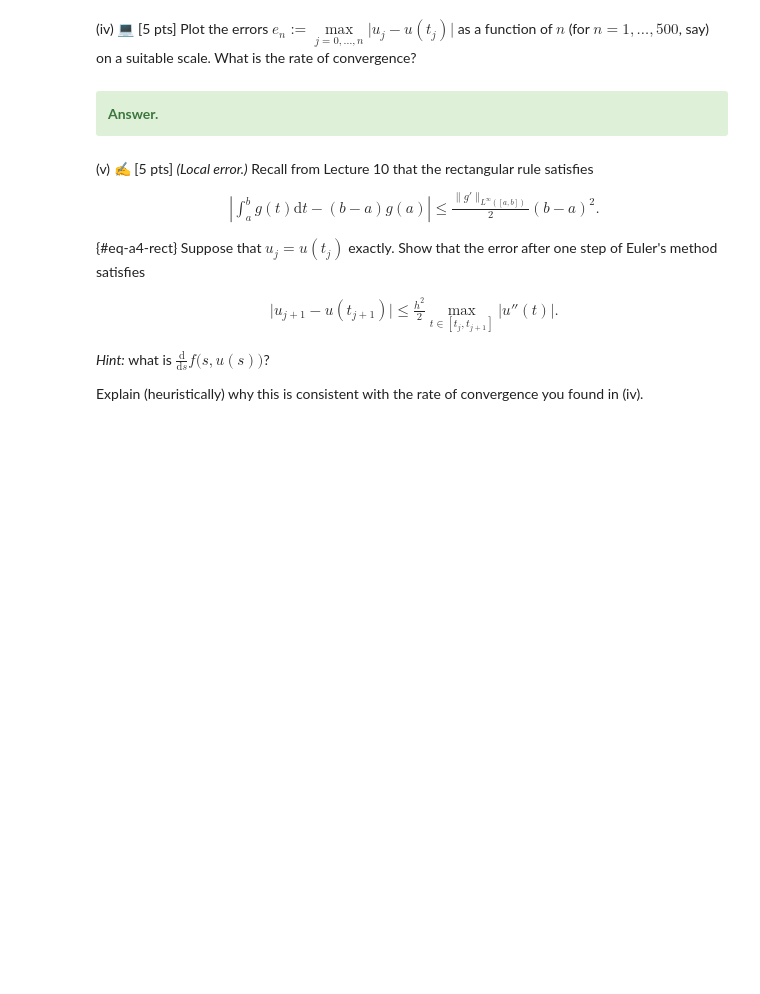
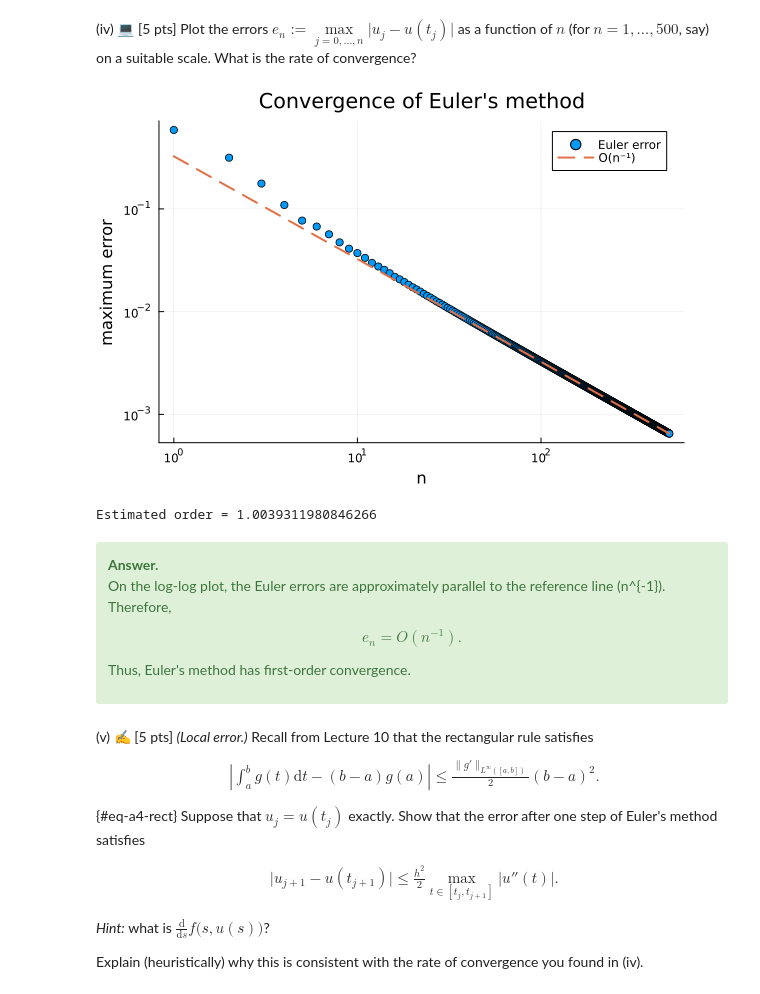
Before and after one commit to samayouy/Assignment4, a Jupyter notebook: A04.ipynb, the cells around one changed output. Cells and saved outputs as stored; diff of their text form; code cells hidden in the pictures; blank space fills up the shorter version.

```diff
--- a/A04.ipynb
+++ b/A04.ipynb
@@ -232,11 +401,65 @@ This method is sometimes known as the *explicit* Euler method because $u_{j+1}$
 # %% [markdown]
 (iv) 💻 [5 pts] Plot the errors $e_n := \max\limits_{j = 0,\dots,n} \big| u_j - u(t_j) \big|$ as a function of $n$ (for $n = 1, \dots, 500$, say) on a suitable scale. What is the rate of convergence?
 # %%
-# your code here
+N = 500
+ns = collect(1:N)
+errs = zeros(N)
+
+for n in ns
+    h = T / n
+    t = collect(0:h:T)
+
+    u = Euler(u0, g, T, n)
+    u_exact_grid = u_exact.(t, u0)
+
+    errs[n] = maximum(abs.(u .- u_exact_grid))
+end
+
+# Reference line C/n
+C = errs[end] * N
+
+p_error = scatter(
+    ns,
+    errs,
+    xscale = :log10,
+    yscale = :log10,
+    xlabel = "n",
+    ylabel = "maximum error",
+    label = "Euler error",
+    title = "Convergence of Euler's method"
+)
+
+plot!(
+    p_error,
+    ns,
+    C ./ ns,
+    linestyle = :dash,
+    lw = 2,
+    label = "O(n⁻¹)"
+)
+
+display(p_error)
+
+# Numerical estimate of the convergence order
+order_estimate =
+    log(errs[250] / errs[500]) /
+    log(500 / 250)
+
+println("Estimated order = ", order_estimate)
+# %% [output]
+[figure, added]
+Estimated order = 1.0039311980846266
 # %% [markdown]
 <div class='alert alert-block alert-success'><b>Answer.</b>
 
+On the log-log plot, the Euler errors are approximately parallel to
+the reference line \(n^{-1}\). Therefore,
 
+$$
+\boxed{e_n=O(n^{-1})}.
+$$
+
+Thus, Euler's method has first-order convergence.
 
 
 
```
Also changed, not shown: parts of 9 cells of this notebook.
